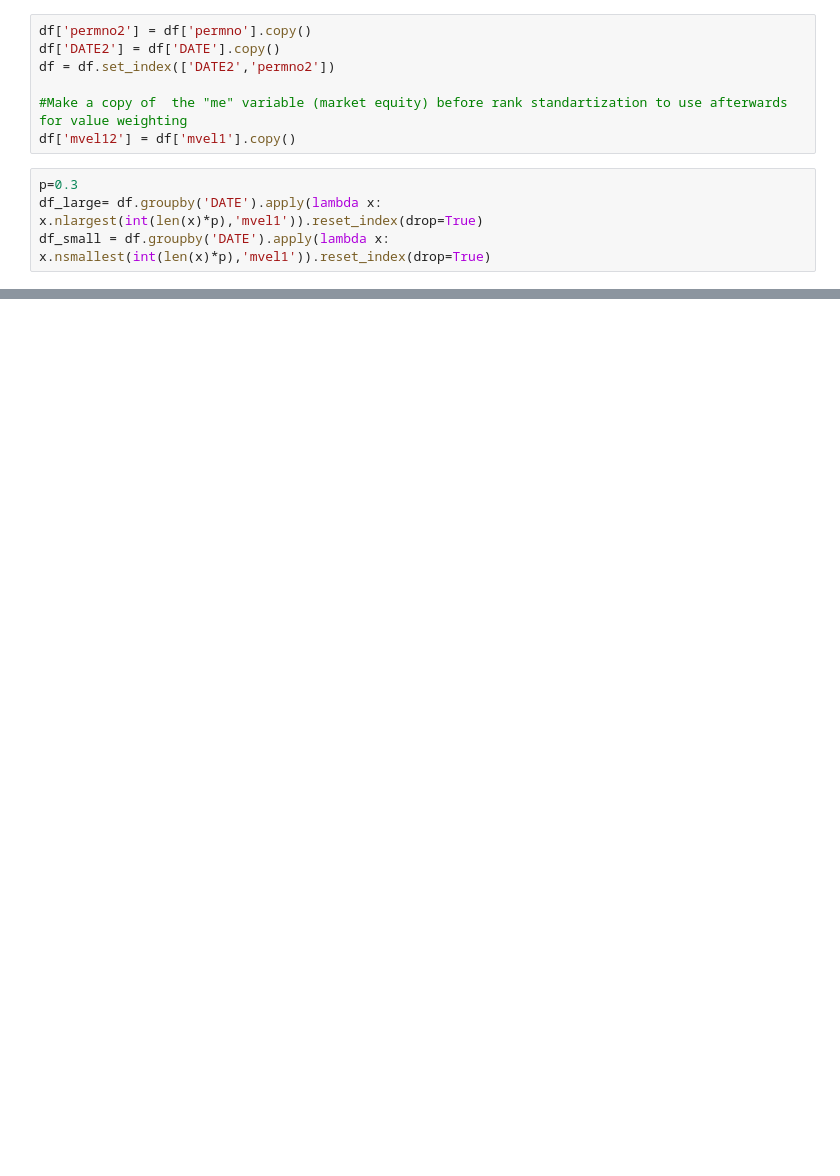
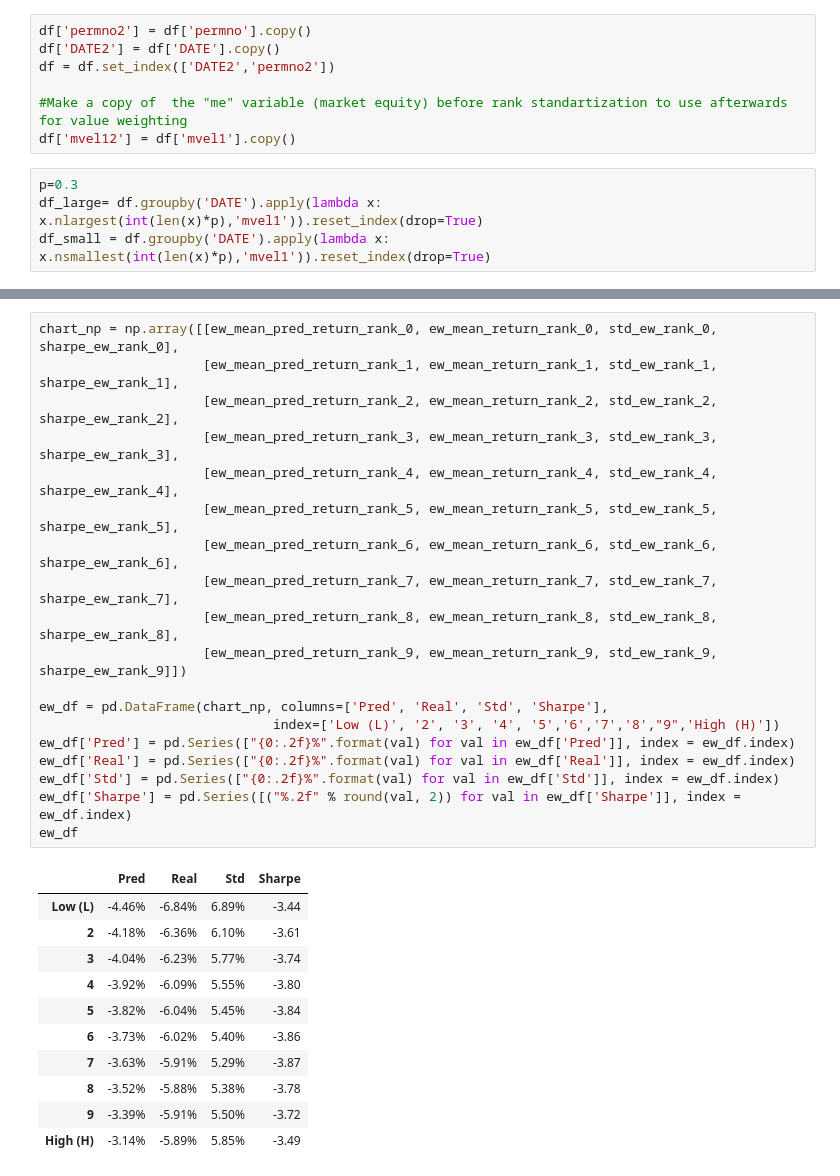
Before and after one commit to KidQuant/Taming-The-Factor-Zoo, a Jupyter notebook: 4.6_PCR.ipynb, the cells around one changed output, grey strips where cells are left out. Cells and saved outputs as stored; diff of their text form; blank space fills up the shorter version.

```diff
--- a/4.6_PCR.ipynb
+++ b/4.6_PCR.ipynb
@@ -310,0 +497,31 @@ r2_lm.to_csv(r'r2_PCAReg_model.csv')
+# %%
+chart_np = np.array([[ew_mean_pred_return_rank_0, ew_mean_return_rank_0, std_ew_rank_0, sharpe_ew_rank_0],
+                     [ew_mean_pred_return_rank_1, ew_mean_return_rank_1, std_ew_rank_1, sharpe_ew_rank_1],
+                     [ew_mean_pred_return_rank_2, ew_mean_return_rank_2, std_ew_rank_2, sharpe_ew_rank_2],
+                     [ew_mean_pred_return_rank_3, ew_mean_return_rank_3, std_ew_rank_3, sharpe_ew_rank_3],
+                     [ew_mean_pred_return_rank_4, ew_mean_return_rank_4, std_ew_rank_4, sharpe_ew_rank_4],
+                     [ew_mean_pred_return_rank_5, ew_mean_return_rank_5, std_ew_rank_5, sharpe_ew_rank_5],
+                     [ew_mean_pred_return_rank_6, ew_mean_return_rank_6, std_ew_rank_6, sharpe_ew_rank_6],
+                     [ew_mean_pred_return_rank_7, ew_mean_return_rank_7, std_ew_rank_7, sharpe_ew_rank_7],
+                     [ew_mean_pred_return_rank_8, ew_mean_return_rank_8, std_ew_rank_8, sharpe_ew_rank_8],
+                     [ew_mean_pred_return_rank_9, ew_mean_return_rank_9, std_ew_rank_9, sharpe_ew_rank_9]])
+
+ew_df = pd.DataFrame(chart_np, columns=['Pred', 'Real', 'Std', 'Sharpe'],
+                              index=['Low (L)', '2', '3', '4', '5','6','7','8',"9",'High (H)'])
+ew_df['Pred'] = pd.Series(["{0:.2f}%".format(val) for val in ew_df['Pred']], index = ew_df.index)
+ew_df['Real'] = pd.Series(["{0:.2f}%".format(val) for val in ew_df['Real']], index = ew_df.index)
+ew_df['Std'] = pd.Series(["{0:.2f}%".format(val) for val in ew_df['Std']], index = ew_df.index)
+ew_df['Sharpe'] = pd.Series([("%.2f" % round(val, 2)) for val in ew_df['Sharpe']], index = ew_df.index)
+ew_df
+# %% [output]
+|  | Pred | Real | Std | Sharpe |
+| Low (L) | -4.46% | -6.84% | 6.89% | -3.44 |
+| 2 | -4.18% | -6.36% | 6.10% | -3.61 |
+| 3 | -4.04% | -6.23% | 5.77% | -3.74 |
+| 4 | -3.92% | -6.09% | 5.55% | -3.80 |
+| 5 | -3.82% | -6.04% | 5.45% | -3.84 |
+| 6 | -3.73% | -6.02% | 5.40% | -3.86 |
+| 7 | -3.63% | -5.91% | 5.29% | -3.87 |
+| 8 | -3.52% | -5.88% | 5.38% | -3.78 |
+| 9 | -3.39% | -5.91% | 5.50% | -3.72 |
+| High (H) | -3.14% | -5.89% | 5.85% | -3.49 |
```
Also changed, not shown: parts of 19 cells of this notebook, 7 other files.
